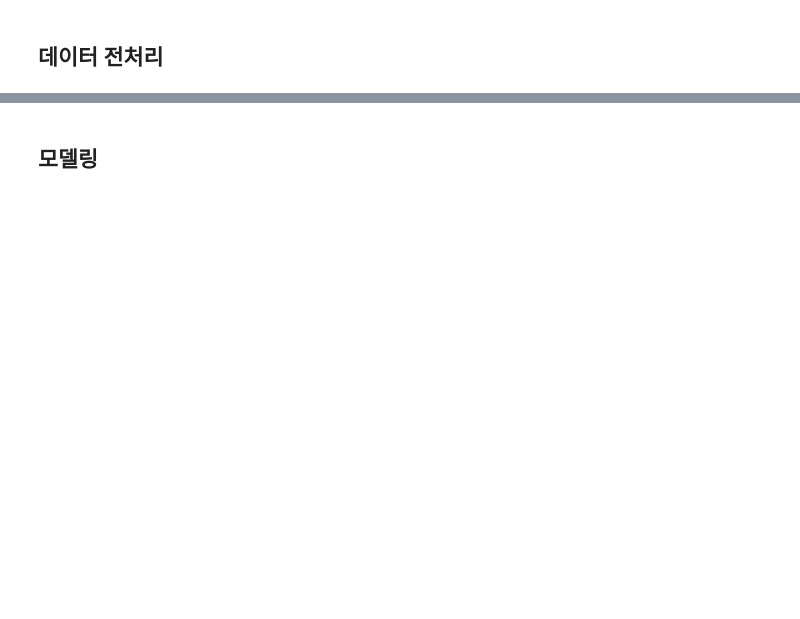
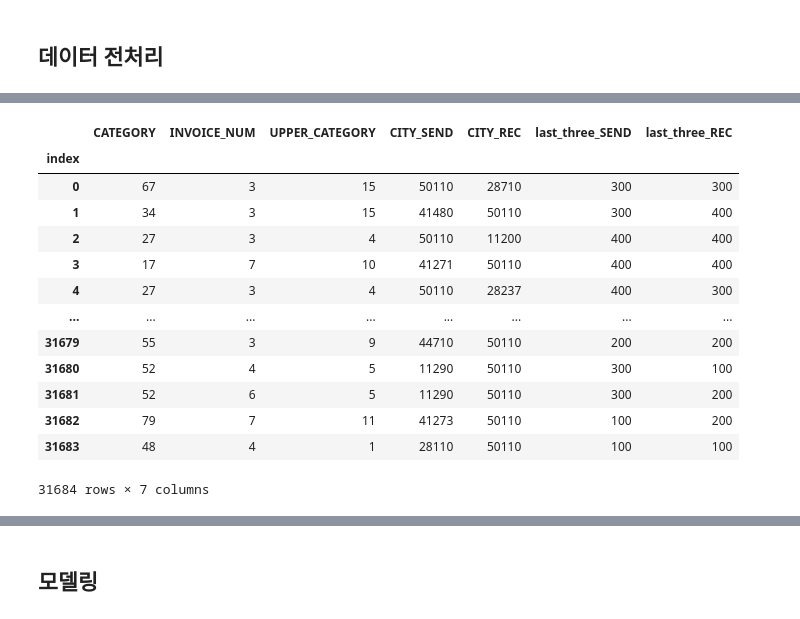
Before and after one commit to Mini-project-34/Mini_pjt, a Jupyter notebook: base_code.ipynb, the cells around one changed output, grey strips where cells are left out. Drawn from its saved outputs; the diff is of its cells as text; code cells hidden in the pictures; blank space fills up the shorter version.

```diff
--- a/base_code.ipynb
+++ b/base_code.ipynb
@@ -75,0 +525,25 @@ test['물품_카테고리'] = encoder.transform(test['물품_카테고리'])
+# %%
+temp = temp.drop(['SEND_SPG_INNB','REC_SPG_INNB'], axis=1)
+# %%
+temp = temp.drop(['mid_SEND','mid_REC'], axis=1)
+# %%
+temp = temp.drop(['last_three_SEND','last_three_REC'], axis=1)
+# %%
+temp.index = train['index']
+# %%
+temp
+# %% [output]
+|  | CATEGORY | INVOICE_NUM | UPPER_CATEGORY | CITY_SEND | CITY_REC | last_three_SEND | last_three_REC |
+| index |  |  |  |  |  |  |  |
+| 0 | 67 | 3 | 15 | 50110 | 28710 | 300 | 300 |
+| 1 | 34 | 3 | 15 | 41480 | 50110 | 300 | 400 |
+| 2 | 27 | 3 | 4 | 50110 | 11200 | 400 | 400 |
+| 3 | 17 | 7 | 10 | 41271 | 50110 | 400 | 400 |
+| 4 | 27 | 3 | 4 | 50110 | 28237 | 400 | 300 |
+| ... | ... | ... | ... | ... | ... | ... | ... |
+| 31679 | 55 | 3 | 9 | 44710 | 50110 | 200 | 200 |
+| 31680 | 52 | 4 | 5 | 11290 | 50110 | 300 | 100 |
+| 31681 | 52 | 6 | 5 | 11290 | 50110 | 300 | 200 |
+| 31682 | 79 | 7 | 11 | 41273 | 50110 | 100 | 200 |
+| 31683 | 48 | 4 | 1 | 28110 | 50110 | 100 | 100 |
+31684 rows × 7 columns
```
Also changed, not shown: parts of 41 cells of this notebook.
